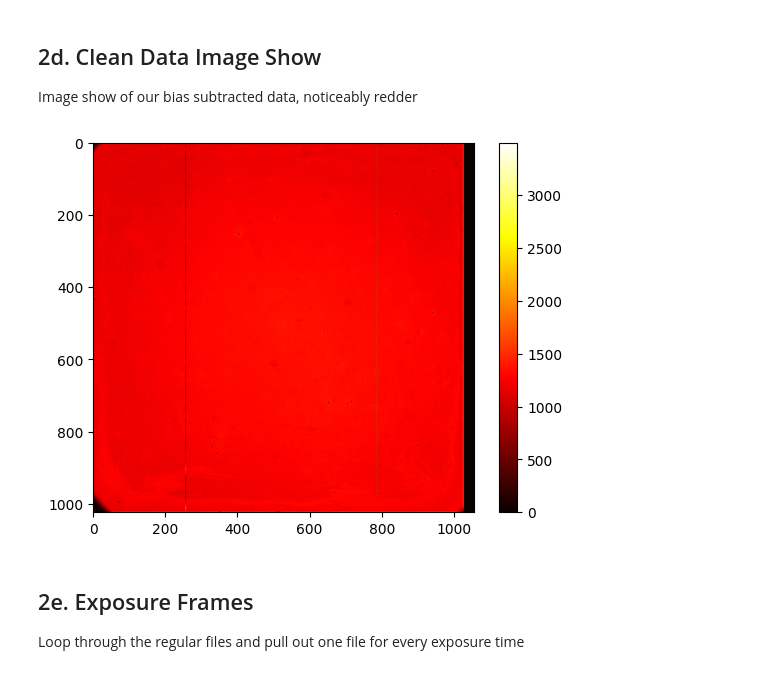
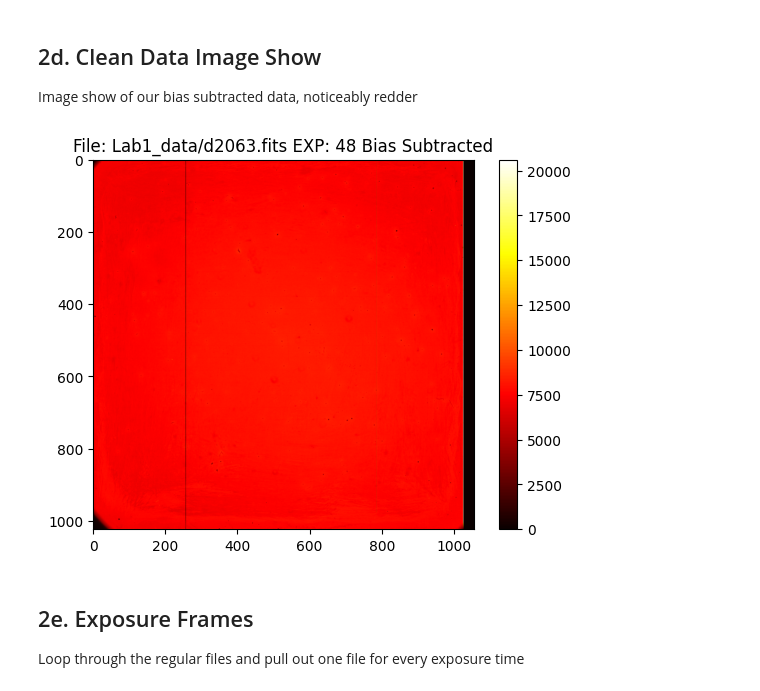
Before and after one commit to parkergeorge30/ASTRO150, a Jupyter notebook: Lab_1.ipynb, the cells around one changed output. Saved outputs shown, nothing was run; the diff lists cells and outputs as text; code cells hidden in the pictures.

```diff
--- a/Lab_1.ipynb
+++ b/Lab_1.ipynb
@@ -222,11 +276,12 @@ print(np.shape(clean_data), np.min(clean_data))
 ## 2d. Clean Data Image Show
 Image show of our bias subtracted data, noticeably redder
 # %%
-plt.imshow(clean_data[0], cmap='hot')
+plt.imshow(clean_data[20], cmap='hot')
+plt.title(f'File: {reg_frames[20]} EXP: {test_exp} Bias Subtracted')
 plt.colorbar()
 plt.show()
 # %% [output]
-[figure, old version]
+[figure, new version]
 # %% [markdown]
 ## 2e. Exposure Frames
 Loop through the regular files and pull out one file for every exposure time
```
Also changed, not shown: parts of 29 cells of this notebook.
